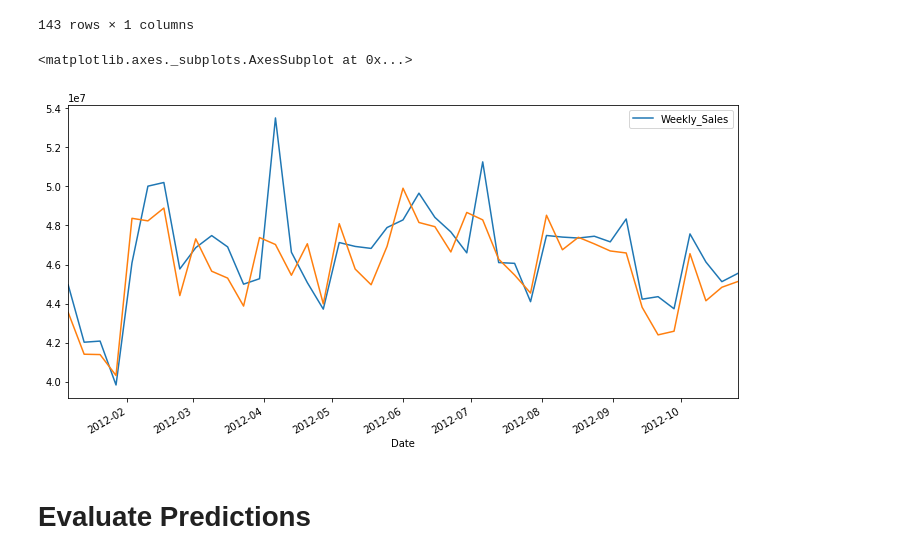
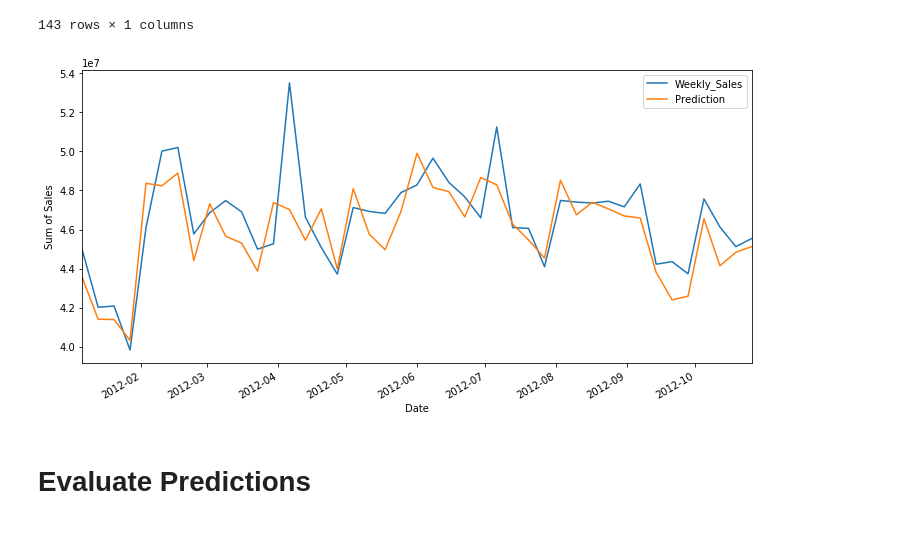
Before and after one commit to stephaniebernhard/retail_analytics, a Jupyter notebook: retail_analytics.ipynb, the cells around one changed output. Drawn from its saved outputs; the diff is of its cells as text; code cells hidden in the pictures.

Commit message:
added graph, saved figures

```diff
--- a/retail_analytics.ipynb
+++ b/retail_analytics.ipynb
@@ -261,10 +261,11 @@ Note: The data ranges from 2010-02-05 (week 5) until 2012-10-26 (week 43 )
 # %% [markdown]
 # Define Features/Categories
 # %%
-from pyspark.sql.functions import weekofyear
+from pyspark.sql.functions import weekofyear, year
 
 
 df = df.withColumn('Week', weekofyear(df.Date))
+df = df.withColumn('Year', year(df.Date))
 df = df.withColumn('IsHoliday', df.IsHoliday.cast(IntegerType()))
 df.show()
 # %% [output]
@@ -417,21 +439,23 @@ test = df_group_sales.iloc[split_point:]
 # %%
 from statsmodels.tsa.holtwinters import ExponentialSmoothing
 
 
 fit_model = ExponentialSmoothing(train,
                                   seasonal='mul',
                                   seasonal_periods=52,
                                   freq='W-FRI'
                                 ).fit()
 prediction = fit_model.forecast(len(df_group_sales)-split_point)
 prediction
 
 
 test.plot(figsize=(12,6))
 prediction.plot()
+plt.legend(('Weekly_Sales','Prediction'))
+plt.ylabel('Sum of Sales')
+plt.savefig('prediction.png')
 # %% [output]
-<matplotlib.axes._subplots.AxesSubplot at 0x...>
-[figure, old version]
+[figure, new version]
 # %% [markdown]
 # Evaluate Predictions
 # %%
```
Also changed, not shown: parts of 11 cells of this notebook, 3 other files.
